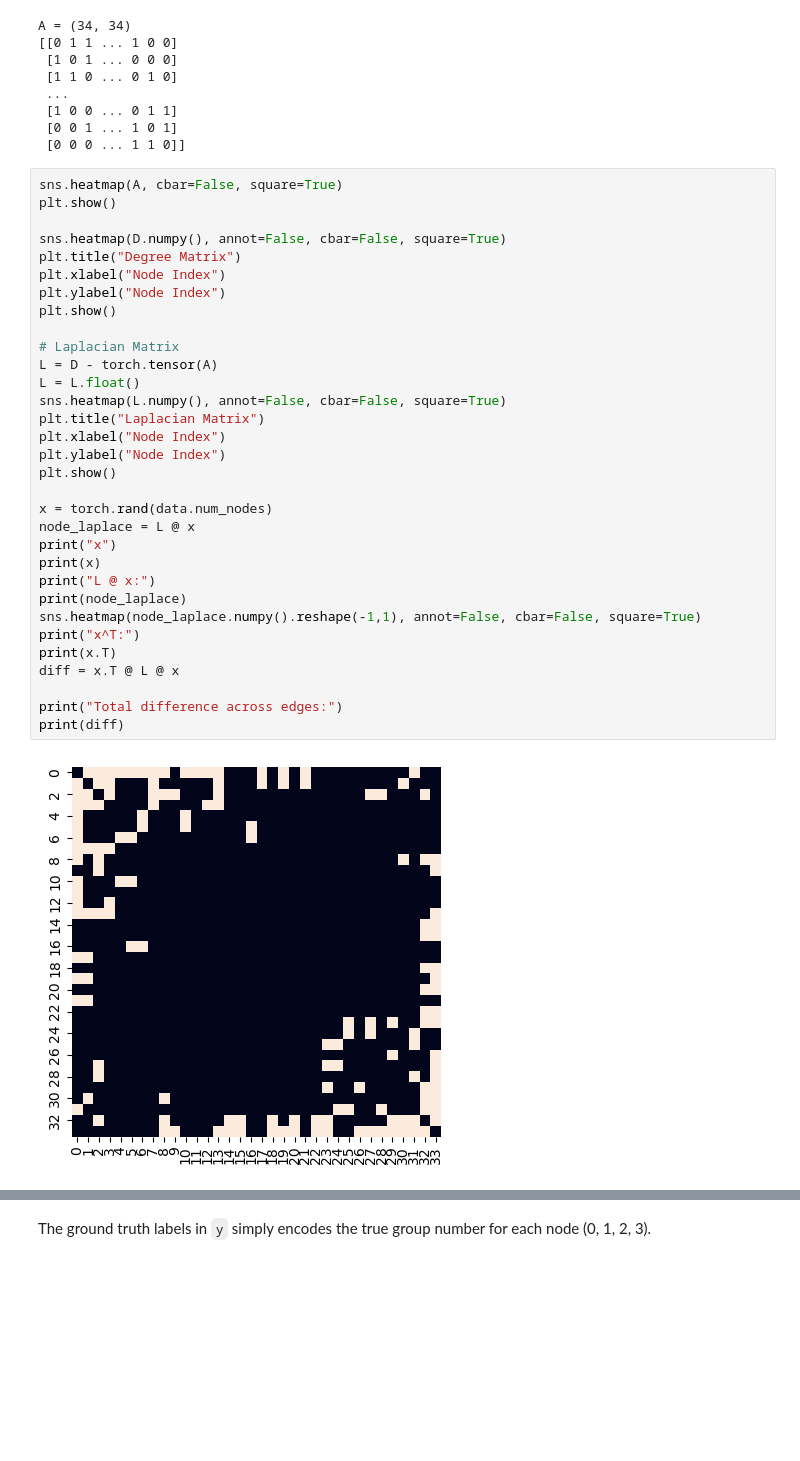
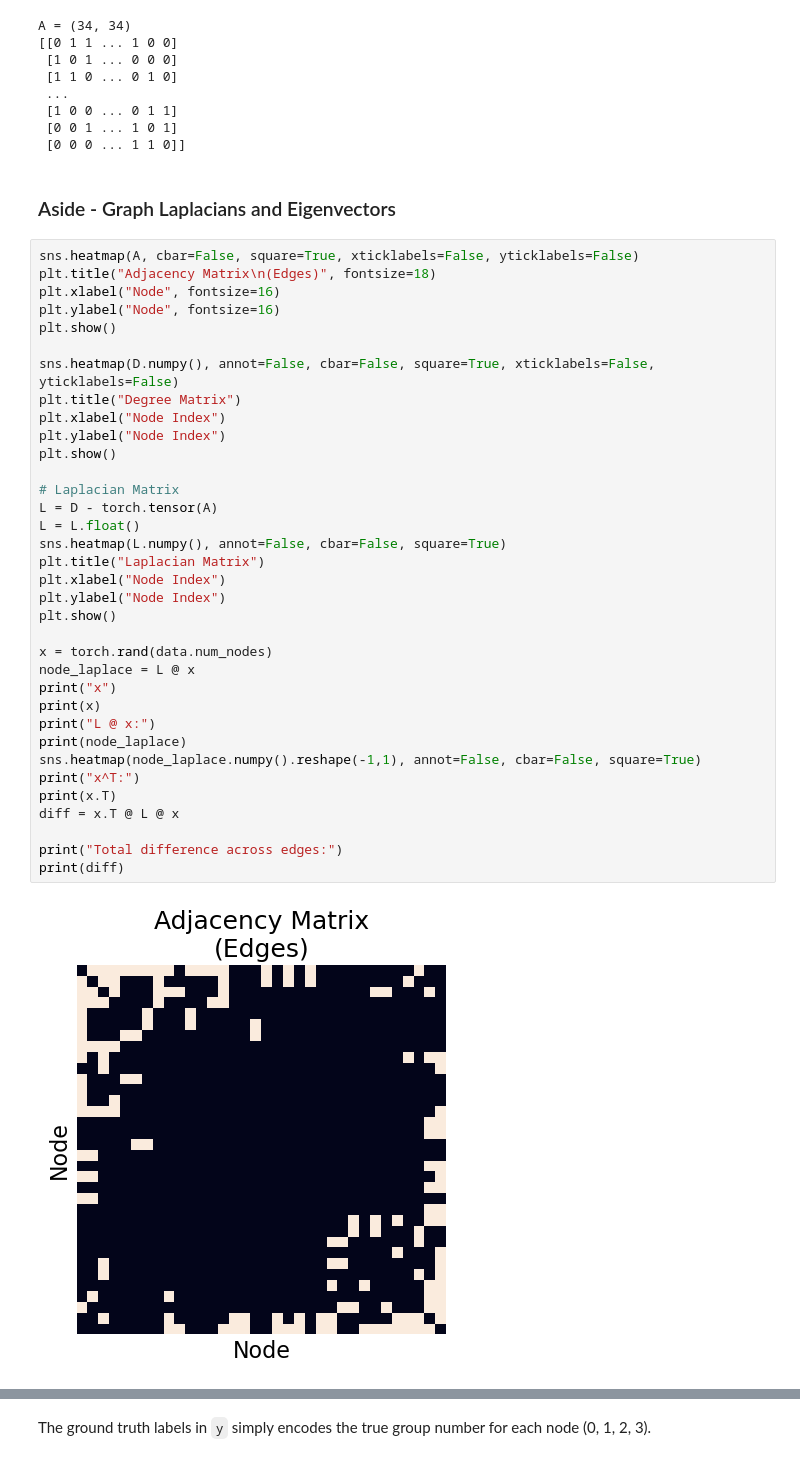
Before and after one commit to emoeller80281/Machine-Learning, a Jupyter notebook: graph_convolutional_network_tutorial.ipynb, the cells around one changed output, grey strips where cells are left out. Drawn from its saved outputs; the diff is of its cells as text; blank space fills up the shorter version.

Commit message:
graph neural network update

```diff
--- a/graph_convolutional_network_tutorial.ipynb
+++ b/graph_convolutional_network_tutorial.ipynb
@@ -111,37 +118,42 @@ A = (34, 34)
  [1 0 0 ... 0 1 1]
  [0 0 1 ... 1 0 1]
  [0 0 0 ... 1 1 0]]
+# %% [markdown]
+### Aside - Graph Laplacians and Eigenvectors
 # %%
-sns.heatmap(A, cbar=False, square=True)
+sns.heatmap(A, cbar=False, square=True, xticklabels=False, yticklabels=False)
+plt.title("Adjacency Matrix\n(Edges)", fontsize=18)
+plt.xlabel("Node", fontsize=16)
+plt.ylabel("Node", fontsize=16)
 plt.show()
 
-sns.heatmap(D.numpy(), annot=False, cbar=False, square=True)
+sns.heatmap(D.numpy(), annot=False, cbar=False, square=True, xticklabels=False, yticklabels=False)
 plt.title("Degree Matrix")
 plt.xlabel("Node Index")
 plt.ylabel("Node Index")
 plt.show()
 
 # Laplacian Matrix
 L = D - torch.tensor(A)
 L = L.float()
 sns.heatmap(L.numpy(), annot=False, cbar=False, square=True)
 plt.title("Laplacian Matrix")
 plt.xlabel("Node Index")
 plt.ylabel("Node Index")
 plt.show()
 
 x = torch.rand(data.num_nodes)
 node_laplace = L @ x
 print("x")
 print(x)
 print("L @ x:")
 print(node_laplace)
 sns.heatmap(node_laplace.numpy().reshape(-1,1), annot=False, cbar=False, square=True)
 print("x^T:")
 print(x.T)
 diff = x.T @ L @ x
 
 print("Total difference across edges:")
 print(diff)
 # %% [output]
-[figure, old version]
+[figure, new version]
```
Also changed, not shown: parts of 11 cells of this notebook, 3 other files.
